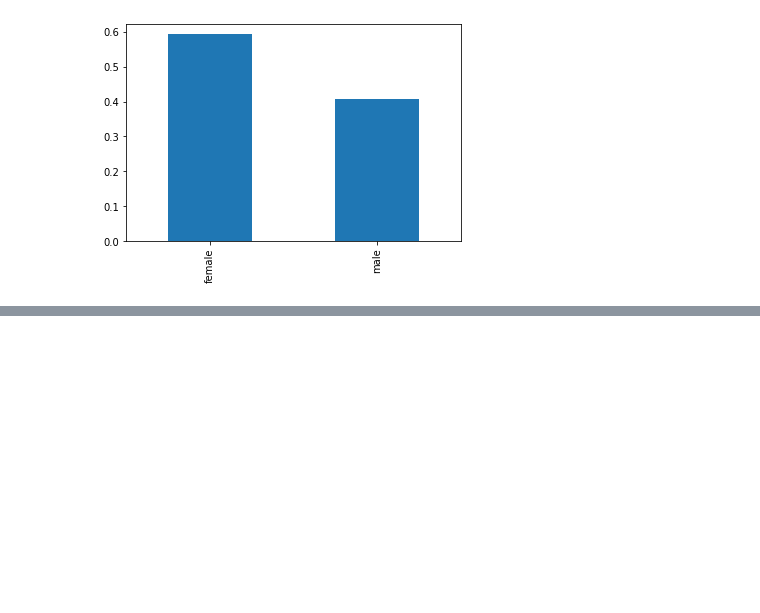
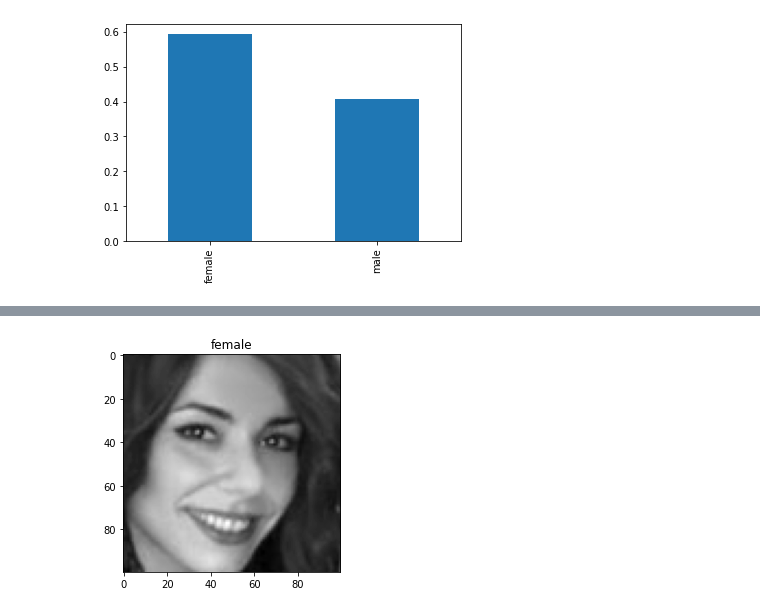
Before and after one commit to lucianoacsilva/face-recognition-app, a Jupyter notebook: Module_2/Structuring Data.ipynb, the cells around one changed output, grey strips where cells are left out. Cells and saved outputs as stored; diff of their text form; code cells hidden in the pictures; blank space fills up the shorter version.

Commit message:
Structures images to same size

```diff
--- a/Module_2/Structuring Data.ipynb
+++ b/Module_2/Structuring Data.ipynb
@@ -111,0 +133,3 @@ new_dataframe["size"].min()
+# %%
+new_dataframe['gender'] = new_dataframe['path'].apply(get_gender)
+new_dataframe.head()
@@ -111,0 +150,3 @@ new_dataframe["size"].min()
+# %%
+new_dataframe['structure_data'] = new_dataframe['path'].apply(resize_image)
+new_dataframe.head()
@@ -111,0 +167,3 @@ new_dataframe["size"].min()
+# %%
+dataframe1 = new_dataframe['structure_data'].apply(pd.Series)
+dataframe1
@@ -111,0 +184,3 @@ new_dataframe["size"].min()
+# %%
+dataframe2 = pd.concat((new_dataframe['gender'], dataframe1), axis=1)
+dataframe2
@@ -111,0 +201,6 @@ new_dataframe["size"].min()
+# %%
+plt.imshow(dataframe2.loc[0][1:].values.reshape(100,100).astype('int'), cmap= 'gray')
+plt.title(dataframe2.loc[0]['gender'])
+plt.show()
+# %% [output]
+[figure, added]
```
Also changed, not shown: parts of 13 cells of this notebook.
